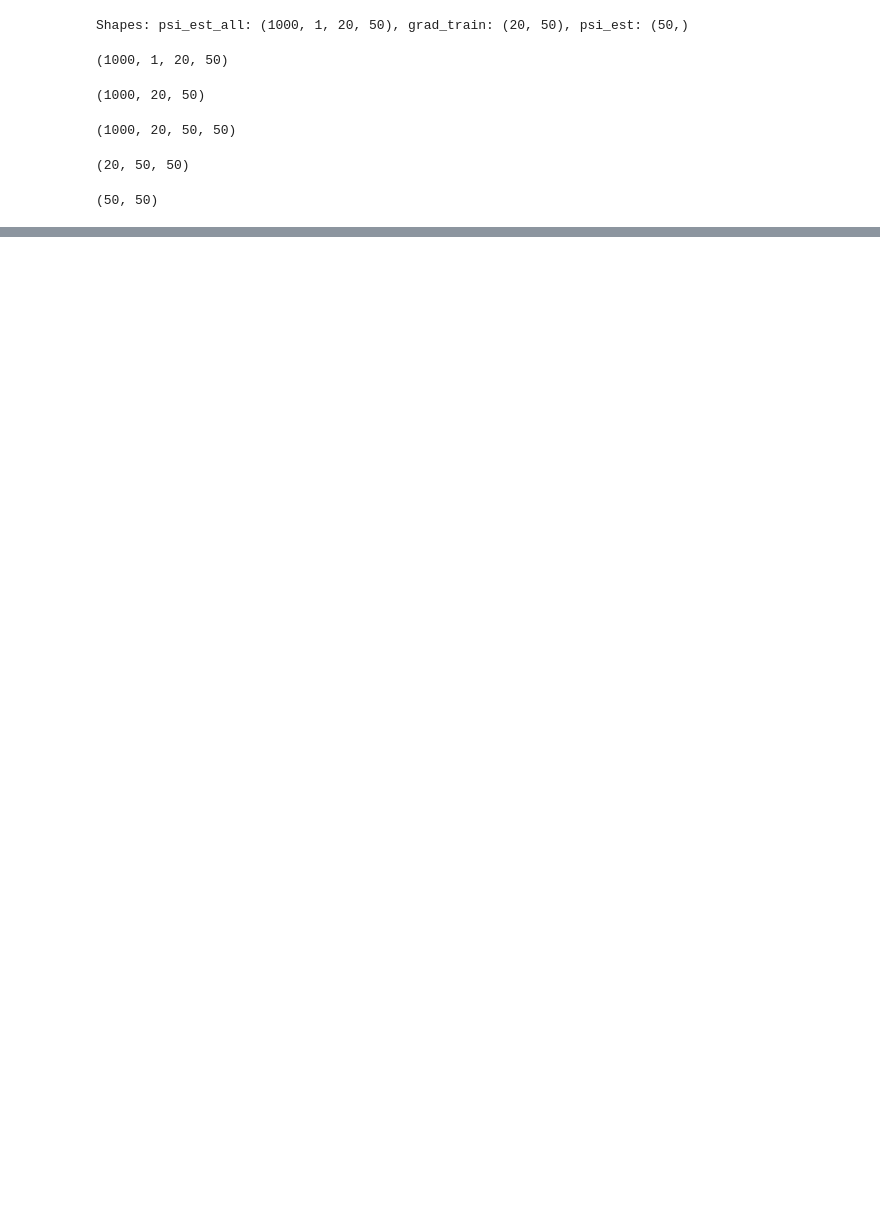
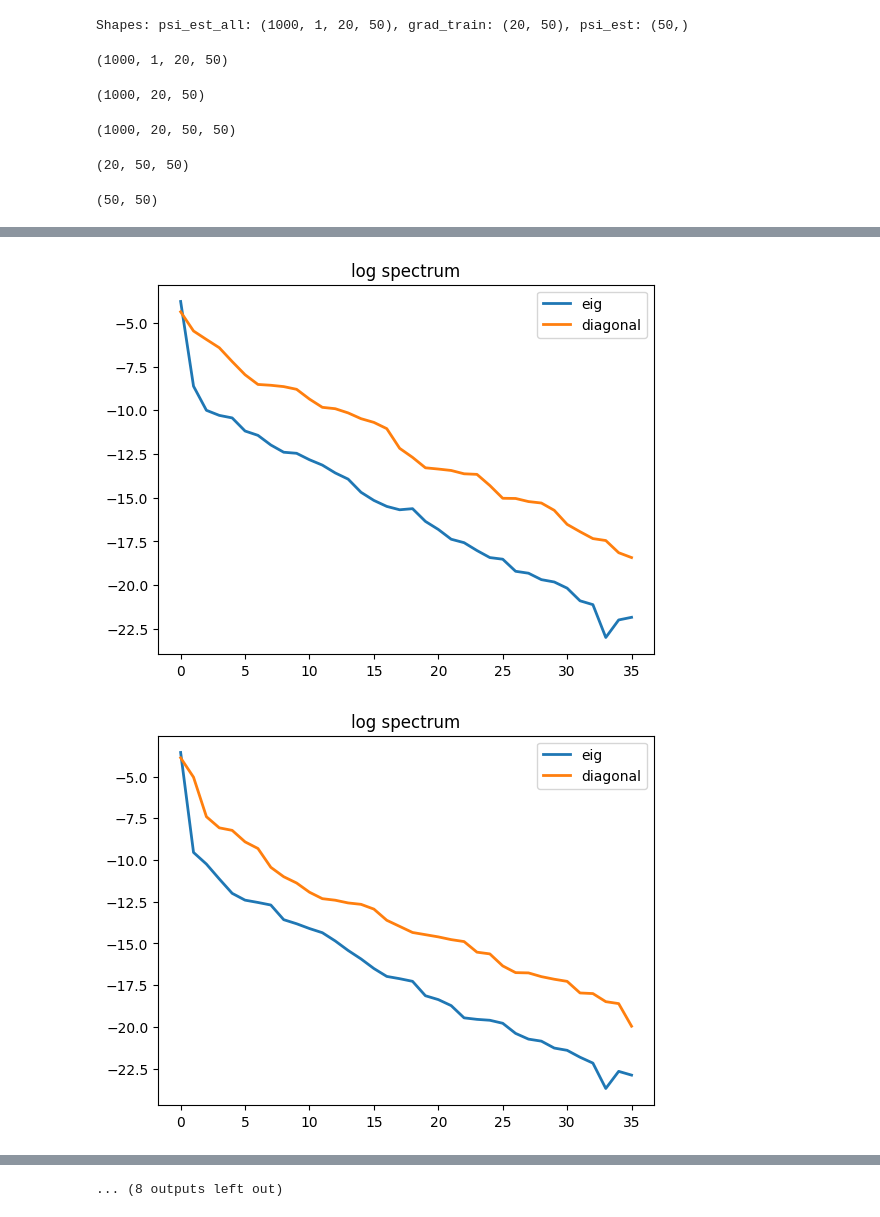
Before and after one commit to Xieyangxinyu/vie, a Jupyter notebook: test.ipynb, the cells around one changed output, grey strips where cells are left out. Saved outputs shown, nothing was run; the diff lists cells and outputs as text; code cells hidden in the pictures; blank space fills up the shorter version.

```diff
--- a/test.ipynb
+++ b/test.ipynb
@@ -106,0 +112,11 @@ plot_spectrum(log_y, log_y_diag, 'log spectrum')
+# %%
+for H in H_hat:
+    y = jnp.linalg.eig(H)[0]
+    y_diag = jnp.diagonal(H)
+    y_diag = jnp.sort(y_diag)[::-1]
+    log_y = jnp.log(y)
+    log_y_diag = jnp.log(y_diag)
+    plot_spectrum(log_y, log_y_diag, 'log spectrum')
+# %% [output]
+[figure, added]
+[figure, added]
@@ -106,0 +133 @@ plot_spectrum(log_y, log_y_diag, 'log spectrum')
+... (8 outputs left out)
```
Also changed, not shown: parts of 6 cells of this notebook.
